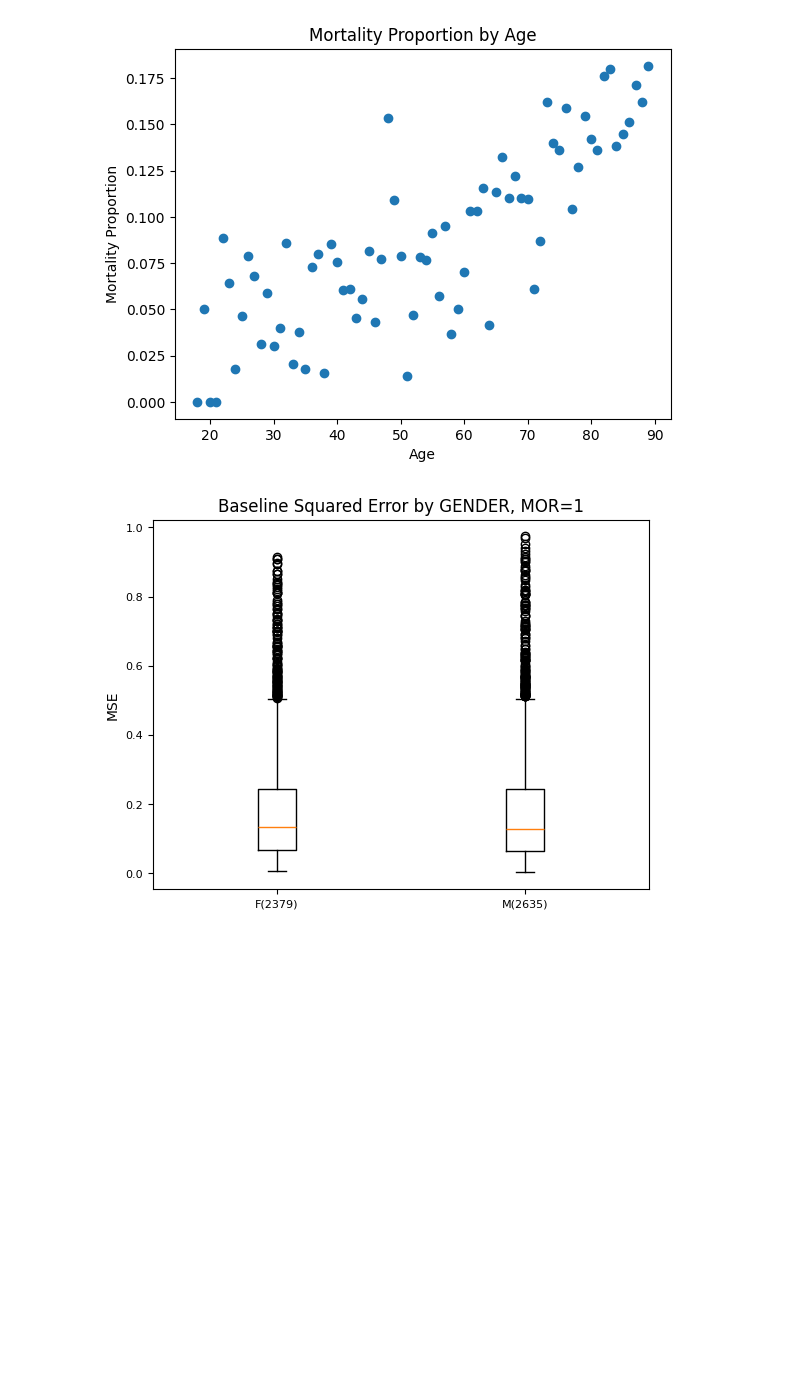
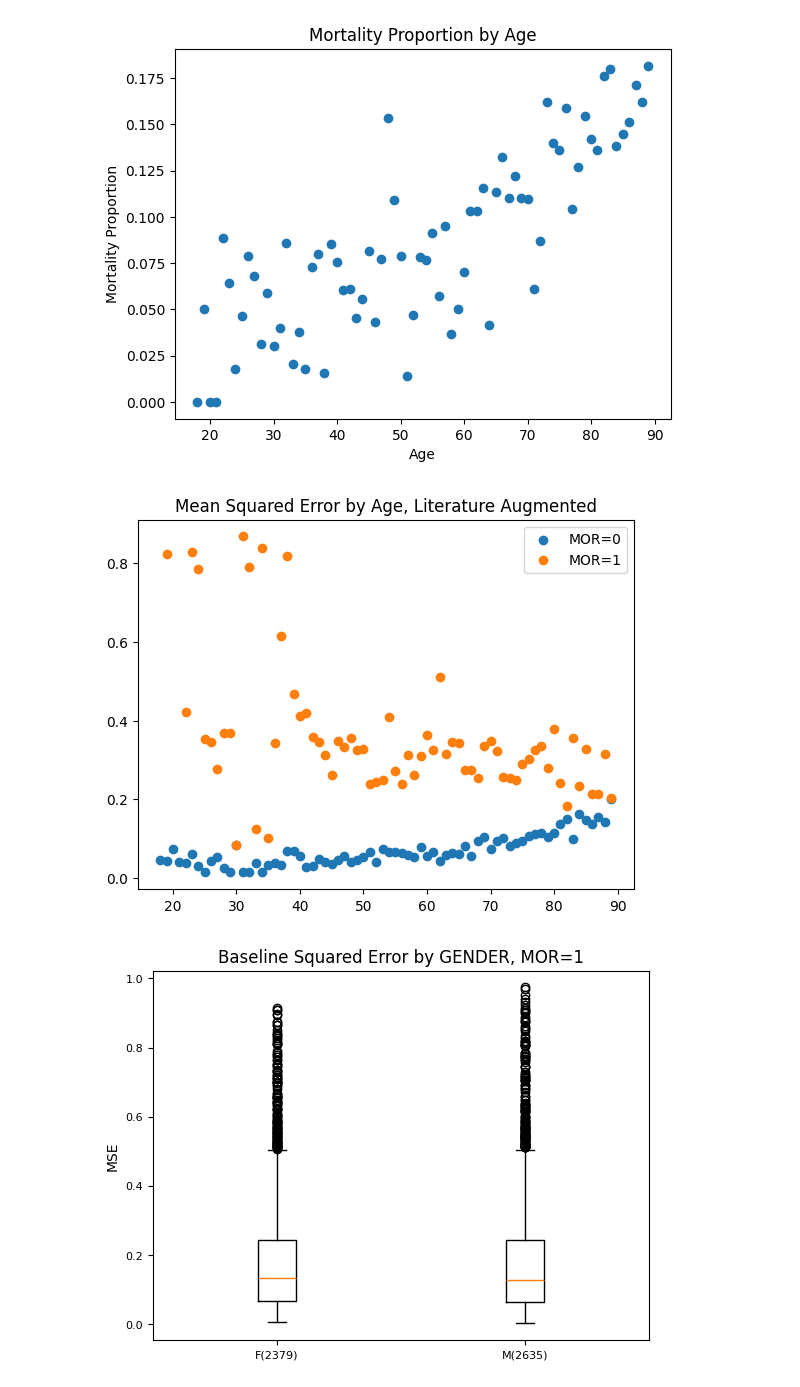
Before and after one commit to larchlab/BEEPD, a Jupyter notebook: output-analysis/error_analysis.ipynb, the cells around one changed output. Cells and saved outputs as stored; diff of their text form; code cells hidden in the pictures; blank space fills up the shorter version.

```diff
--- a/output-analysis/error_analysis.ipynb
+++ b/output-analysis/error_analysis.ipynb
@@ -47,3 +47,5 @@ Index(['HADM_ID', 'MOR', 'pred_probs_x', 'pred_probs_y', 'SUBJECT_ID', 'AGE',
        'squared_err_x', 'squared_err_y', 'squared_err_delta',
        'squared_err_pct_change', 'ETHNICITY_BINNED'],
       dtype='object')
+# %%
+merged['OLD'] = merged['AGE'] >= 65
@@ -338,6 +362,32 @@ plt.ylabel("Mortality Proportion")
 # %% [output]
 Text(0, 0.5, 'Mortality Proportion')
 [figure]
+# %%
+relevant = merged[merged['MOR'] == 0]
+# relevant = merged
+ages = list(range(18,90))
+ages_to_plot = []
+means = []
+for age in ages:
+    filtered = relevant[relevant['AGE'] == age]
+    if filtered.shape[0]:
+        ages_to_plot.append(age)
+        means.append(np.mean(filtered['squared_err_y']))
+plt.scatter(ages_to_plot, means)
+ages_to_plot = []
+means = []
+relevant = merged[merged['MOR'] == 1]
+for age in ages:
+    filtered = relevant[relevant['AGE'] == age]
+    if filtered.shape[0]:
+        ages_to_plot.append(age)
+        means.append(np.mean(filtered['squared_err_y']))
+plt.scatter(ages_to_plot, means)
+plt.legend(['MOR=0', 'MOR=1'])
+plt.title("Mean Squared Error by Age, Literature Augmented")
+plt.savefig("/Users/chaiken/research/repos/BEEPD/image_outputs/age_analysis/sq_err_by_age_lit.png")
+# %% [output]
+[figure, added]
 # %%
 # Get the absolute MSE for different groups for different methods
 # relevant = merged[merged['MOR'] == 1]
```
Also changed, not shown: parts of 3 cells of this notebook, 7 other files.
